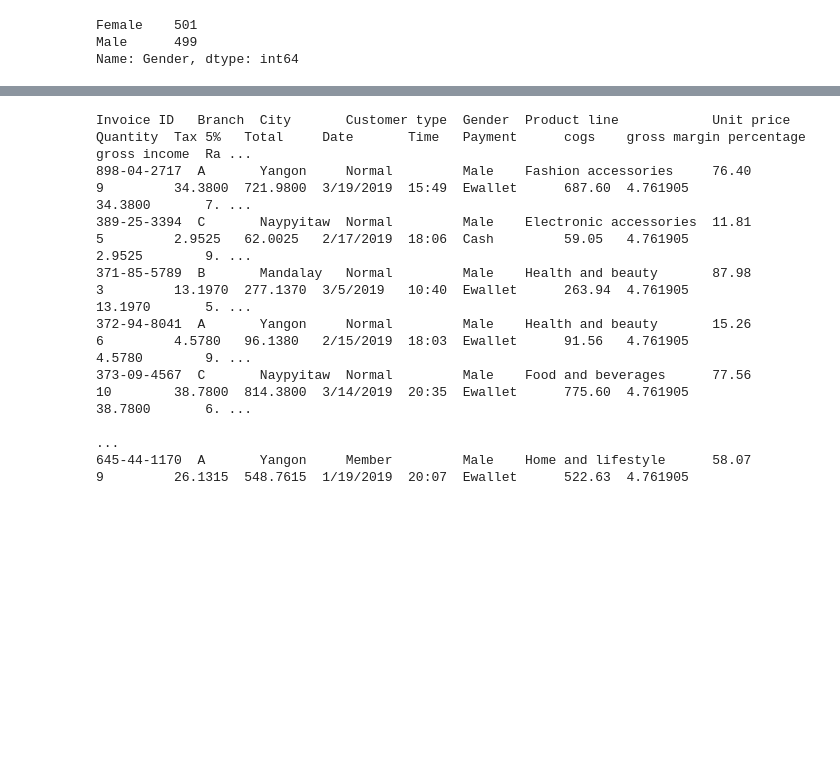
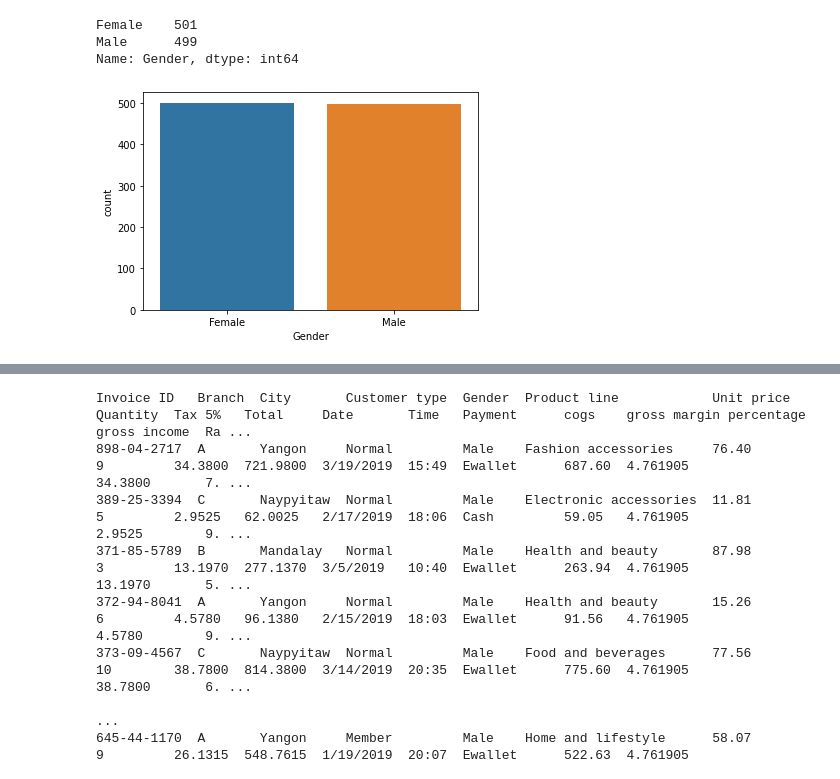
Before and after one commit to BhargavAniketh2626/MachineLearning, a Jupyter notebook: Machine_Learning_practical_1.ipynb, the cells around one changed output, grey strips where cells are left out. Saved outputs shown, nothing was run; the diff lists cells and outputs as text; code cells hidden in the pictures; blank space fills up the shorter version.

```diff
--- a/Machine_Learning_practical_1.ipynb
+++ b/Machine_Learning_practical_1.ipynb
@@ -96,3 +97,8 @@ df['Gender'].value_counts()
 Female    501
 Male      499
 Name: Gender, dtype: int64
+# %%
+sns.countplot(df['Gender'])
+plt.show()
+# %% [output]
+[figure, added]
```
Also changed, not shown: parts of 5 cells of this notebook.
